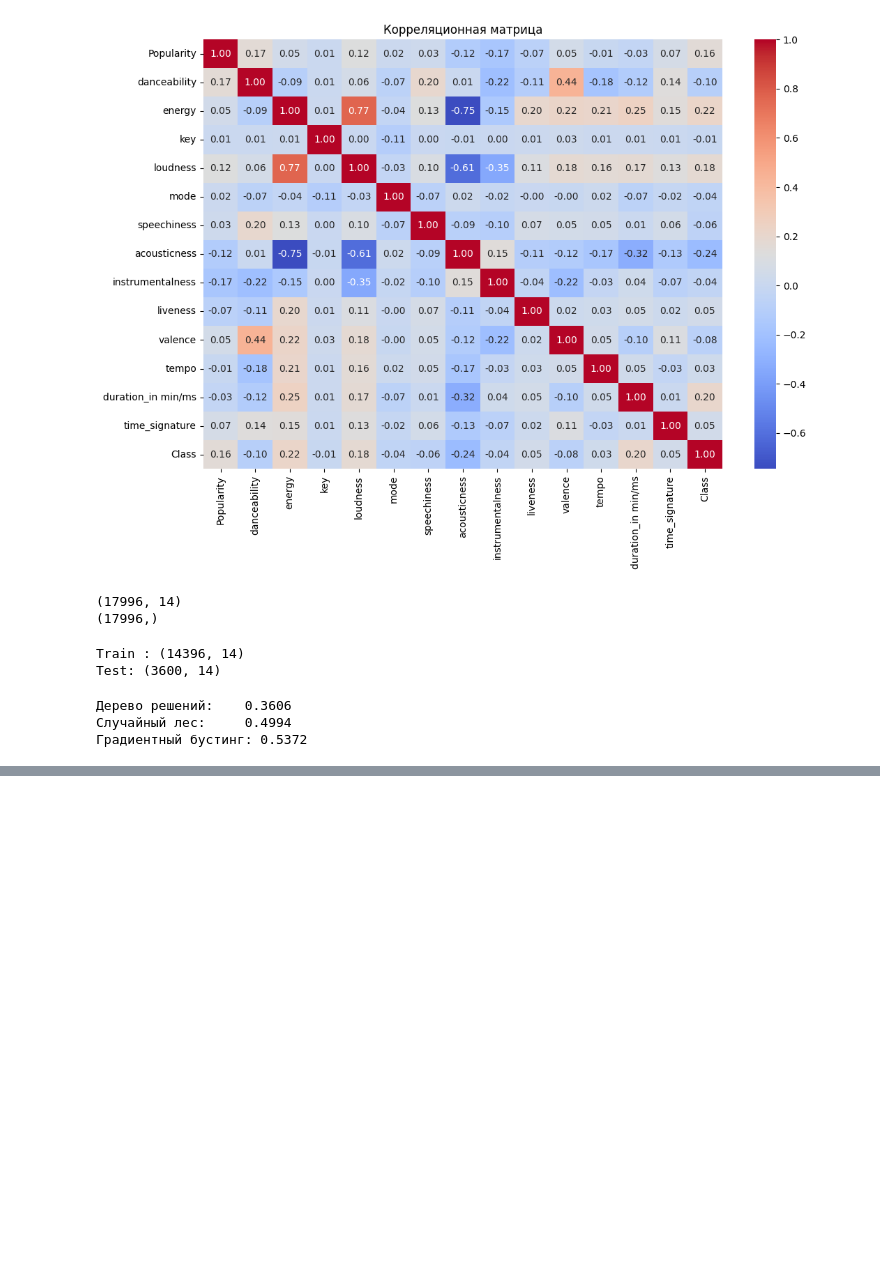
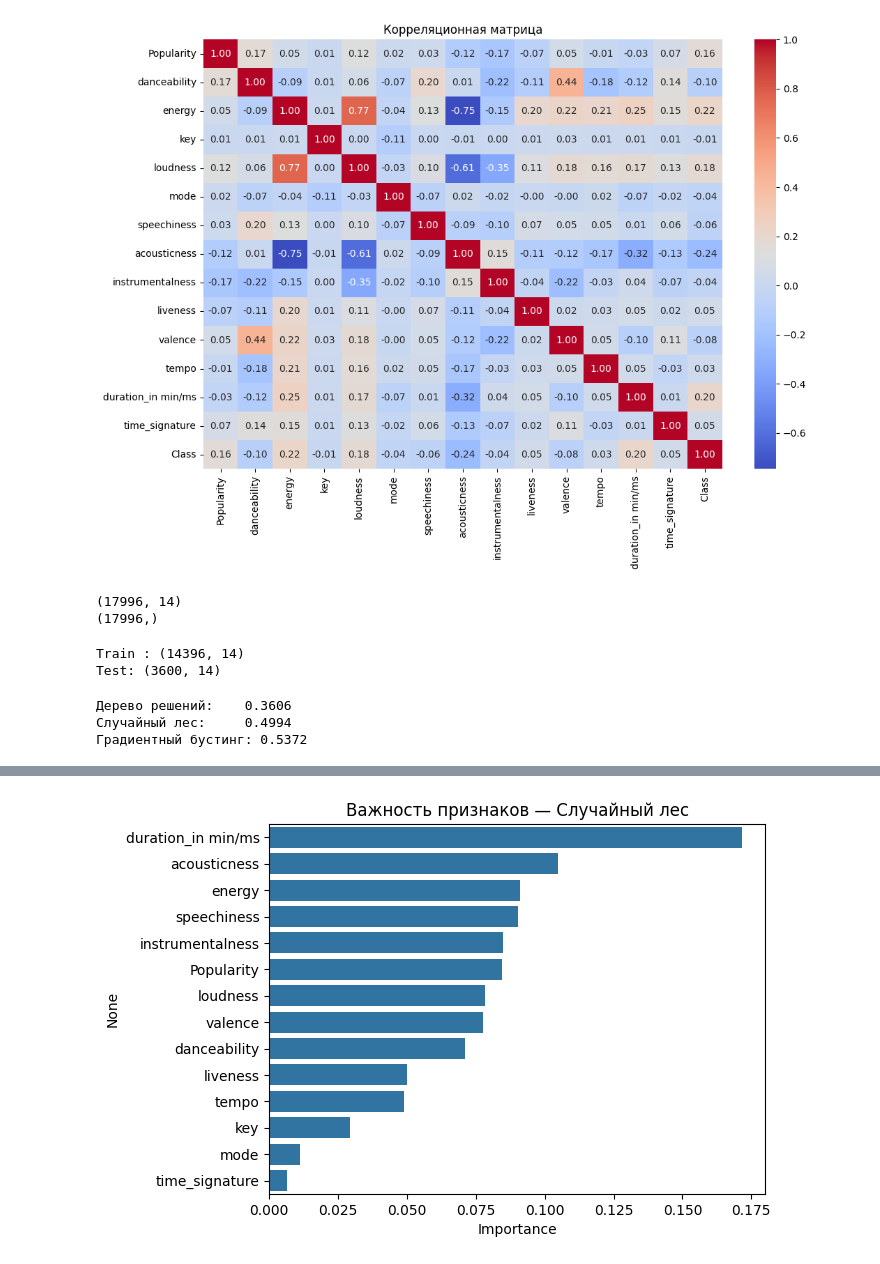
Before and after one commit to vzheltov/machine-learning, a Jupyter notebook: laba2/laba2.ipynb, the cells around one changed output, grey strips where cells are left out. Cells and saved outputs as stored; diff of their text form; code cells hidden in the pictures; blank space fills up the shorter version.

```diff
--- a/laba2/laba2.ipynb
+++ b/laba2/laba2.ipynb
@@ -111,0 +199,32 @@ print(f"Градиентный бустинг: {accuracy_score(y_test, y_pred_gb
+# %%
+from sklearn.model_selection import RandomizedSearchCV
+from sklearn.metrics import f1_score
+
+param_grid = {
+    "n_estimators": [100, 200, 300],
+    "max_depth": [10, 15, 20, None],
+    "min_samples_leaf": [1, 3, 5],
+    "max_features": ["sqrt", "log2"],
+}
+
+search = RandomizedSearchCV(
+    RandomForestClassifier(class_weight="balanced", random_state=42, n_jobs=-1),
+    param_distributions=param_grid,
+    n_iter=15,  # сколько случайных комбинаций попробовать
+    cv=3,  # кросс-валидация на 3 фолда
+    scoring="f1_macro",  # оптимизируем macro F1, не accuracy
+    random_state=42,
+    n_jobs=-1,
+    verbose=1,
+)
+
+search.fit(X_train, y_train)
+
+print("Лучшие параметры:", search.best_params_)
+print("Лучший macro F1 на CV:", search.best_score_)
+
+y_pred_rf_tuned = search.best_estimator_.predict(X_test)
+print("=== Исходный лес ===")
+print(f"macro F1: {f1_score(y_test, y_pred_rf, average='macro'):.4f}")
+print("=== Лес после подбора параметров ===")
+print(classification_report(y_test, y_pred_rf_tuned))
@@ -111,0 +333,14 @@ print(f"Градиентный бустинг: {accuracy_score(y_test, y_pred_gb
+# %%
+# берём лучшую модель из поиска
+best_rf_model = search.best_estimator_
+
+importances = pd.Series(
+    best_rf_model.feature_importances_, index=X.columns
+).sort_values(ascending=False)
+
+sns.barplot(x=importances.values, y=importances.index)
+plt.title("Важность признаков — Случайный лес")
+plt.xlabel("Importance")
+plt.show()
+# %% [output]
+[figure, added]
```
Also changed, not shown: parts of 7 cells of this notebook.
